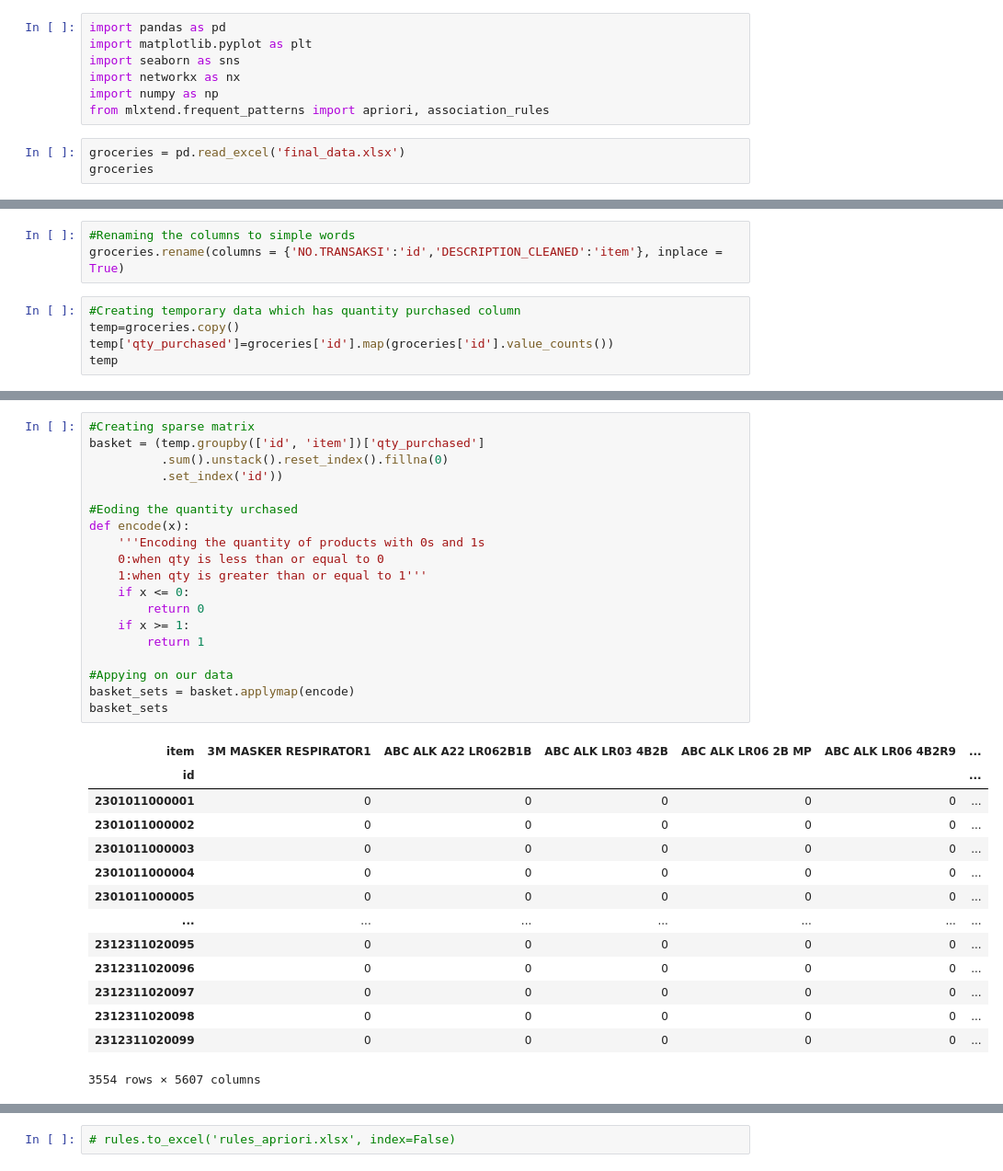
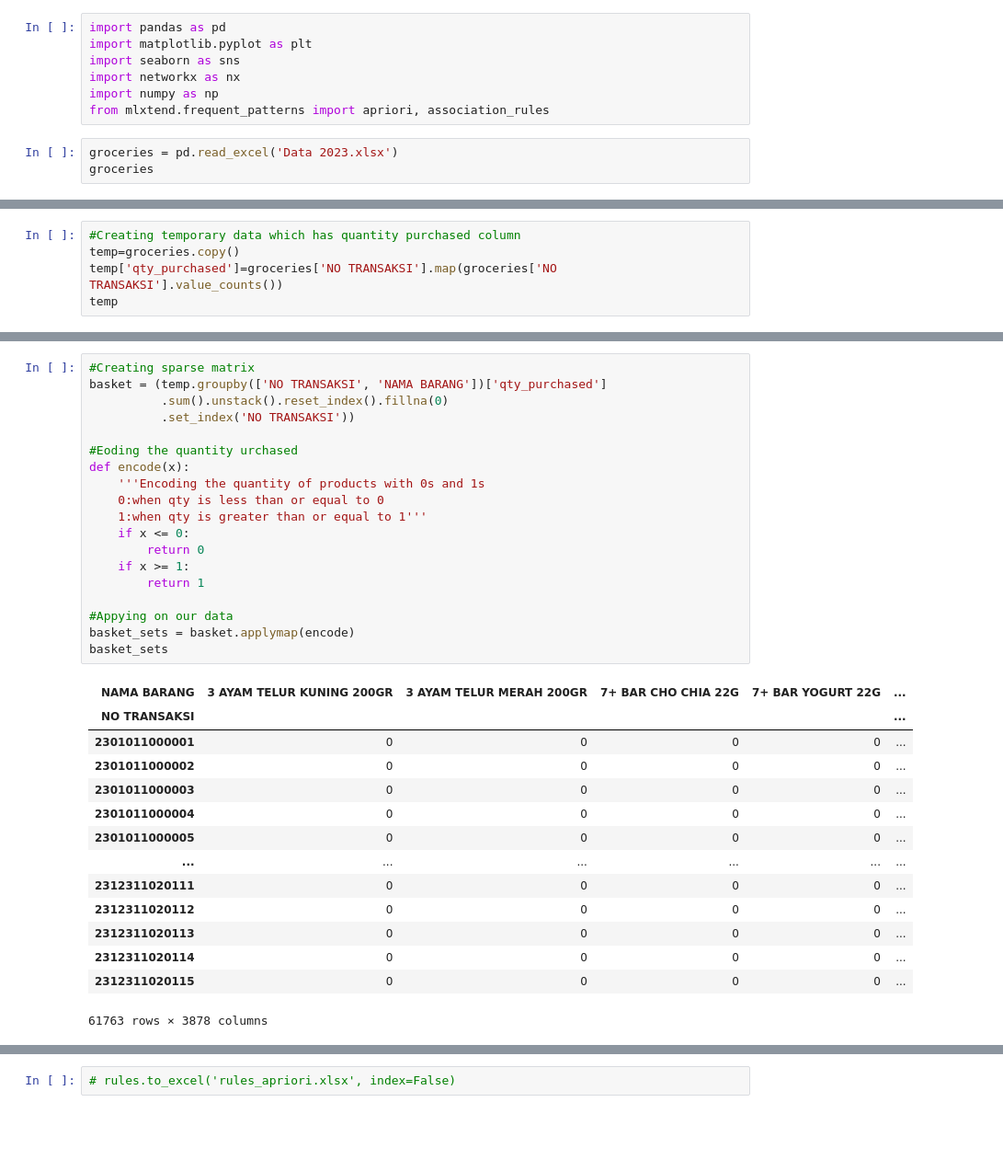
Before and after one commit to nadinealiyah/sakinah-mart, a Jupyter notebook: algoritma_apriori2.ipynb, the cells around one changed output, grey strips where cells are left out. Shown: that part at 92% size. Saved outputs shown, nothing was run; the diff lists cells and outputs as text; blank space fills up the shorter version.

```diff
--- a/algoritma_apriori2.ipynb
+++ b/algoritma_apriori2.ipynb
@@ -6,6 +6,6 @@ import networkx as nx
 import numpy as np
 from mlxtend.frequent_patterns import apriori, association_rules
 # %%
-groceries = pd.read_excel('final_data.xlsx')
+groceries = pd.read_excel('Data 2023.xlsx')
 groceries
 # %% [output]
@@ -39,9 +39,6 @@ memory usage: 685.6+ KB
-# %%
-#Renaming the columns to simple words
-groceries.rename(columns = {'NO.TRANSAKSI':'id','DESCRIPTION_CLEANED':'item'}, inplace = True)
 # %%
 #Creating temporary data which has quantity purchased column
 temp=groceries.copy()
-temp['qty_purchased']=groceries['id'].map(groceries['id'].value_counts())
+temp['qty_purchased']=groceries['NO TRANSAKSI'].map(groceries['NO TRANSAKSI'].value_counts())
 temp
 # %% [output]
@@ -61,36 +58,36 @@ temp
 # %%
 #Creating sparse matrix
-basket = (temp.groupby(['id', 'item'])['qty_purchased']
+basket = (temp.groupby(['NO TRANSAKSI', 'NAMA BARANG'])['qty_purchased']
           .sum().unstack().reset_index().fillna(0)
-          .set_index('id'))
+          .set_index('NO TRANSAKSI'))
 
 #Eoding the quantity urchased
 def encode(x):
     '''Encoding the quantity of products with 0s and 1s
     0:when qty is less than or equal to 0
     1:when qty is greater than or equal to 1'''
     if x <= 0:
         return 0
     if x >= 1:
         return 1
 
 #Appying on our data
 basket_sets = basket.applymap(encode)
 basket_sets
 # %% [output]
-| item | 3M MASKER RESPIRATOR1 | ABC ALK A22 LR062B1B | ABC ALK LR03 4B2B | ABC ALK LR06 2B MP | ABC ALK LR06 4B2R9 | ... |
-| id |  |  |  |  |  | ... |
-| 2301011000001 | 0 | 0 | 0 | 0 | 0 | ... |
-| 2301011000002 | 0 | 0 | 0 | 0 | 0 | ... |
-| 2301011000003 | 0 | 0 | 0 | 0 | 0 | ... |
-| 2301011000004 | 0 | 0 | 0 | 0 | 0 | ... |
-| 2301011000005 | 0 | 0 | 0 | 0 | 0 | ... |
-| ... | ... | ... | ... | ... | ... | ... |
-| 2312311020095 | 0 | 0 | 0 | 0 | 0 | ... |
-| 2312311020096 | 0 | 0 | 0 | 0 | 0 | ... |
-| 2312311020097 | 0 | 0 | 0 | 0 | 0 | ... |
-| 2312311020098 | 0 | 0 | 0 | 0 | 0 | ... |
-| 2312311020099 | 0 | 0 | 0 | 0 | 0 | ... |
+| NAMA BARANG | 3 AYAM TELUR KUNING 200GR | 3 AYAM TELUR MERAH 200GR | 7+ BAR CHO CHIA 22G | 7+ BAR YOGURT 22G | ... |
+| NO TRANSAKSI |  |  |  |  | ... |
+| 2301011000001 | 0 | 0 | 0 | 0 | ... |
+| 2301011000002 | 0 | 0 | 0 | 0 | ... |
+| 2301011000003 | 0 | 0 | 0 | 0 | ... |
+| 2301011000004 | 0 | 0 | 0 | 0 | ... |
+| 2301011000005 | 0 | 0 | 0 | 0 | ... |
+| ... | ... | ... | ... | ... | ... |
+| 2312311020111 | 0 | 0 | 0 | 0 | ... |
+| 2312311020112 | 0 | 0 | 0 | 0 | ... |
+| 2312311020113 | 0 | 0 | 0 | 0 | ... |
+| 2312311020114 | 0 | 0 | 0 | 0 | ... |
+| 2312311020115 | 0 | 0 | 0 | 0 | ... |
-3554 rows × 5607 columns
+61763 rows × 3878 columns
 # %%
 #Apriori
```
Also changed, not shown: parts of 9 cells of this notebook, 12 other files.
